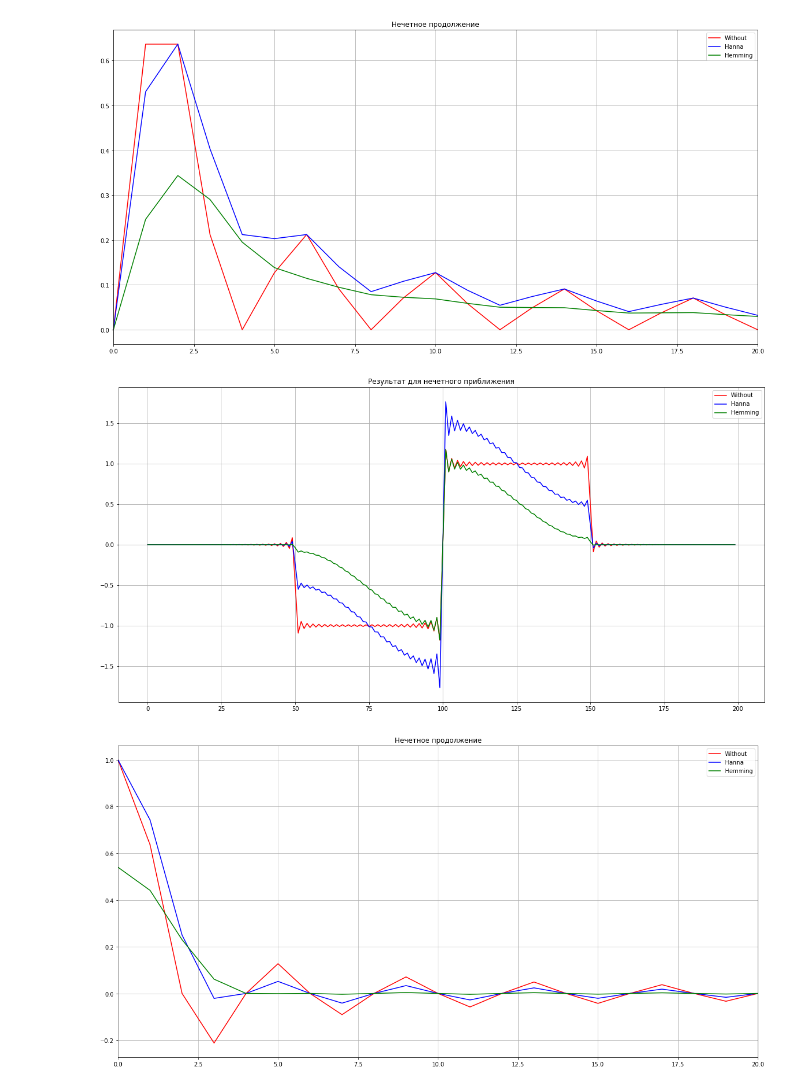
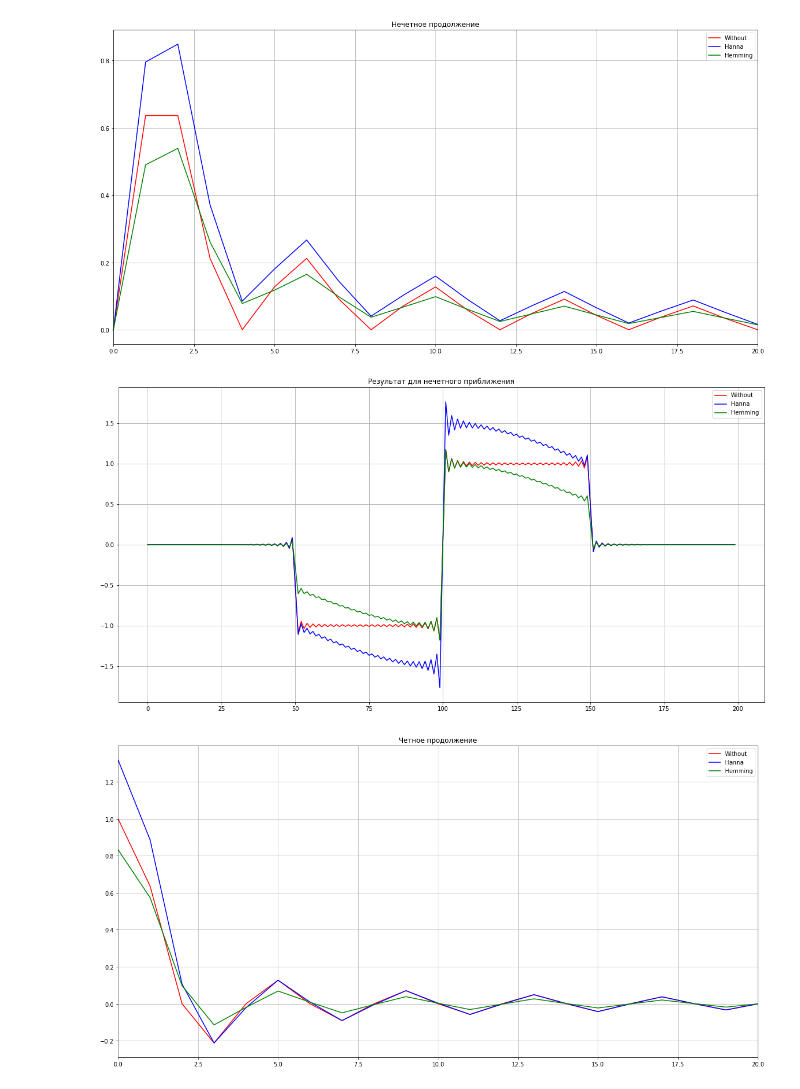
Before and after one commit to pishchev/Data-processing-methods, a Jupyter notebook: Weight_Functions.ipynb, the cells around one changed output. Drawn from its saved outputs; the diff is of its cells as text; code cells hidden in the pictures.

```diff
--- a/Weight_Functions.ipynb
+++ b/Weight_Functions.ipynb
@@ -43,17 +43,17 @@ def printGraphicCompare(name , orig , hann, hemm):
     plt.grid(True)
     plt.show()
 
+int_start = 0
+int_end = 1
+
 def Hanna(x):
-    return 1+np.cos(2*np.pi*x/b)/2
+    return 1+np.cos(2*np.pi*x/int_end/2)/2
 
 def Hemming(x):
-    return 0.54+0.46*np.cos(2*np.pi*x/b)
+    return 0.54+0.46*np.cos(2*np.pi*x/int_end/2)
 
 N = 100
 
-int_start = 0
-int_end = 1
-
 precision =100
 # %%
 #Продолжаем нечетным образом f(x) = -f(-x)
@@ -77,7 +77,7 @@ for i in range(N):
 
 printCoefCompare("Нечетное продолжение",b_n ,b_n_hanna , b_n_hemm);
 # %% [output]
-[figure, old version]
+[figure, new version]
 # %%
 #проверка
 def f_sin(x , bcoef):
@@ -101,30 +101,30 @@ for i in range(-int_end*precision,int_end*precision):
 
 printGraphicCompare('Результат для нечетного приближения' ,f_x_sin ,f_x_sin_hann,f_x_sin_hemm)
 # %% [output]
-[figure, old version]
+[figure, new version]
 # %%
 #Продолжаем четным образом f(x) = f(-x)
 #Ищем b_n
 
 def func_cos(x,n):
     return f(x)*np.cos(n*x*w())
 
 a_n = []
 a_n_hanna =[]
 a_n_hemm =[]
 
 for i in range(N):
     a_n.append(2 / int_end * quad(lambda x,n:func_cos(x,n), int_start, int_end, args=(i))[0])
 
 for i in range(N):
     a_n_hanna.append(2 / int_end * quad(lambda x,n: Hanna(x)*func_cos(x,n), int_start, int_end, args=(i))[0])
 
 for i in range(N):
     a_n_hemm.append(2 / int_end * quad(lambda x,n: Hemming(x)*func_cos(x,n), int_start, int_end, args=(i))[0])
 
-printCoefCompare("Нечетное продолжение",a_n ,a_n_hanna , a_n_hemm);
+printCoefCompare("Четное продолжение",a_n ,a_n_hanna , a_n_hemm);
 # %% [output]
-[figure, old version]
+[figure, new version]
 # %%
 #проверка
 def f_cos(x , acoef):
```
Also changed, not shown: parts of 1 cell of this notebook.
